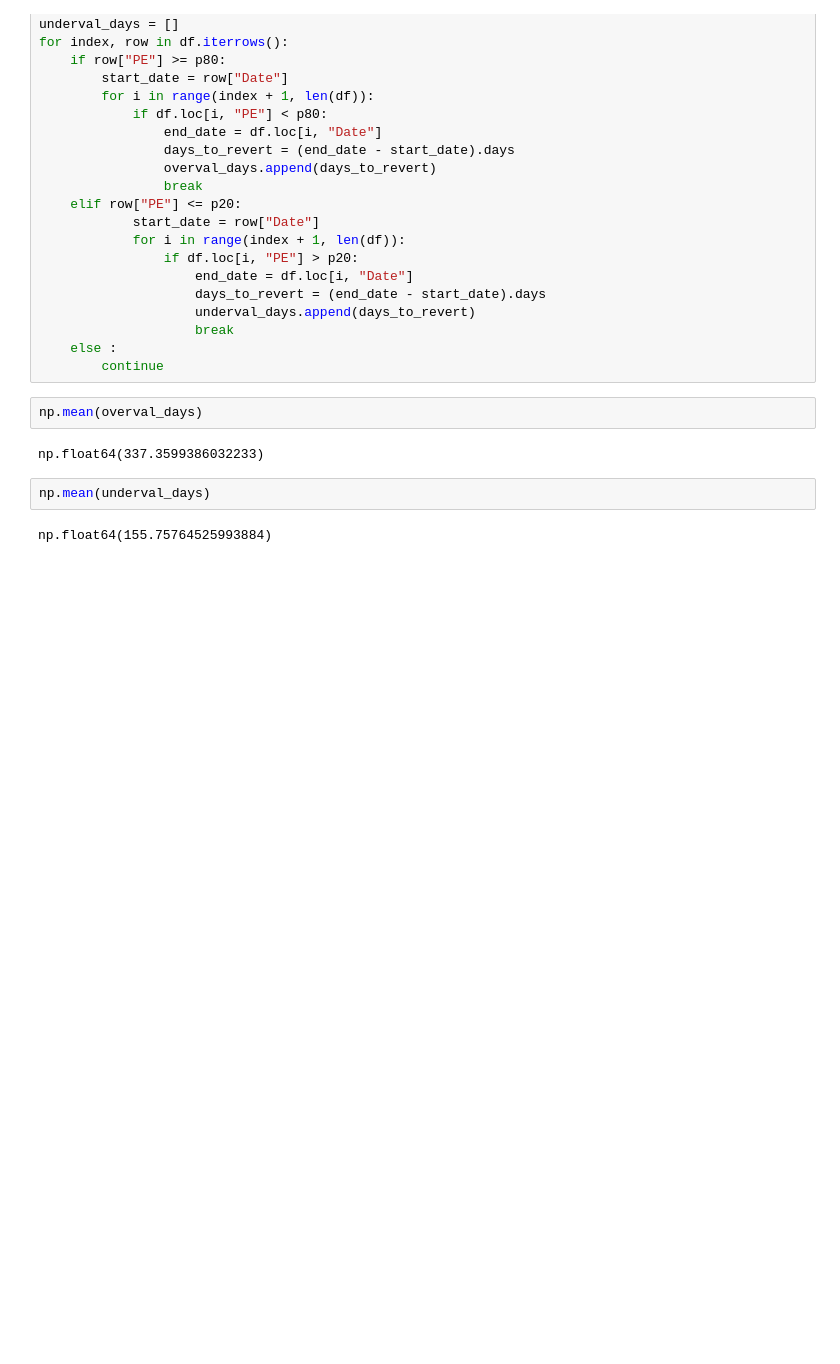
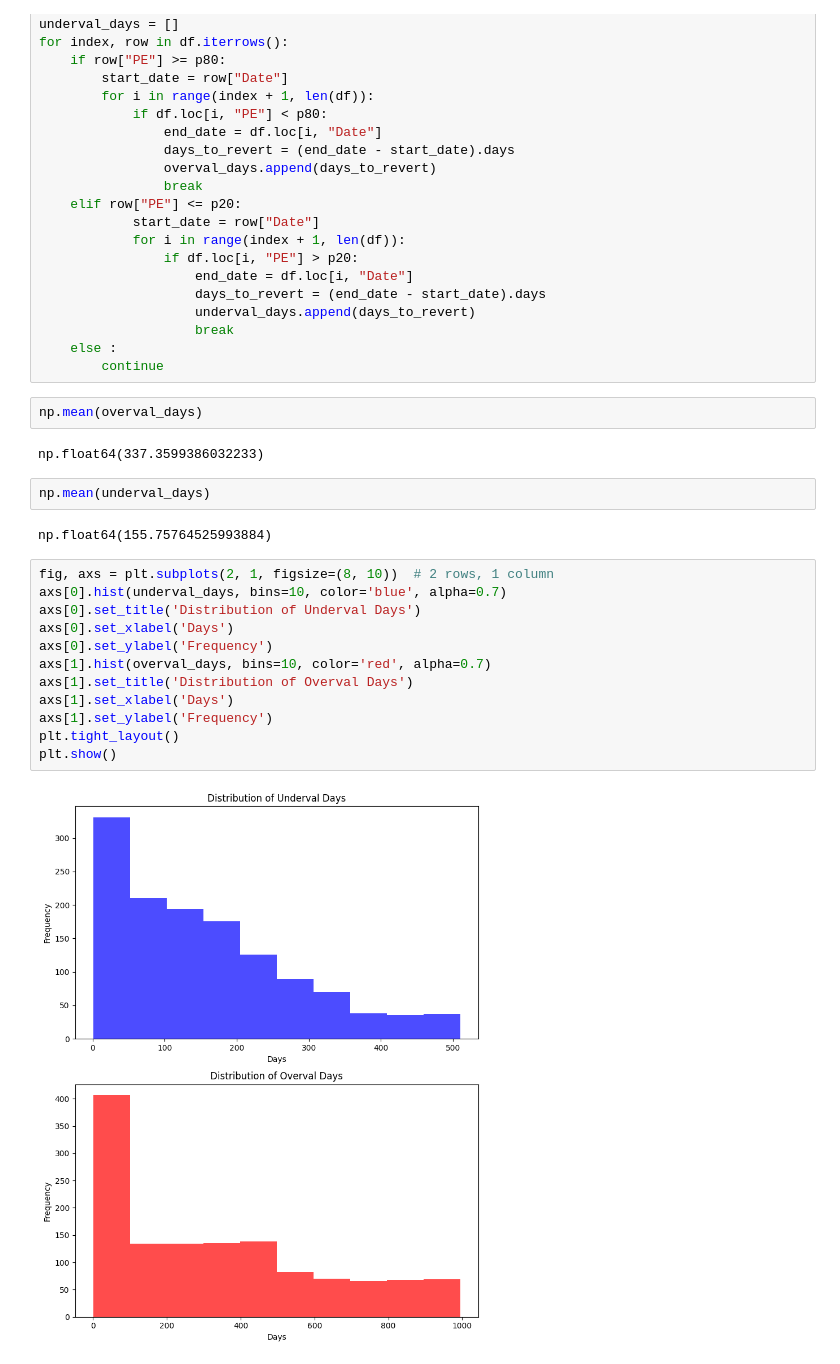
Before and after one commit to TheProfitPilgrim/mf_research_reports, a Jupyter notebook: reports/report_src/mf_index_analysis/N_50_rule_based_model.ipynb, the cells around one changed output. Drawn from its saved outputs; the diff is of its cells as text; blank space fills up the shorter version.

```diff
--- a/reports/report_src/mf_index_analysis/N_50_rule_based_model.ipynb
+++ b/reports/report_src/mf_index_analysis/N_50_rule_based_model.ipynb
@@ -216,3 +137,17 @@ np.float64(337.3599386032233)
 np.mean(underval_days)
 # %% [output]
 np.float64(155.75764525993884)
+# %%
+fig, axs = plt.subplots(2, 1, figsize=(8, 10))  # 2 rows, 1 column
+axs[0].hist(underval_days, bins=10, color='blue', alpha=0.7)
+axs[0].set_title('Distribution of Underval Days')
+axs[0].set_xlabel('Days')
+axs[0].set_ylabel('Frequency')
+axs[1].hist(overval_days, bins=10, color='red', alpha=0.7)
+axs[1].set_title('Distribution of Overval Days')
+axs[1].set_xlabel('Days')
+axs[1].set_ylabel('Frequency')
+plt.tight_layout()
+plt.show()
+# %% [output]
+[figure, added]
```
Also changed, not shown: parts of 7 cells of this notebook, 5 other files.
